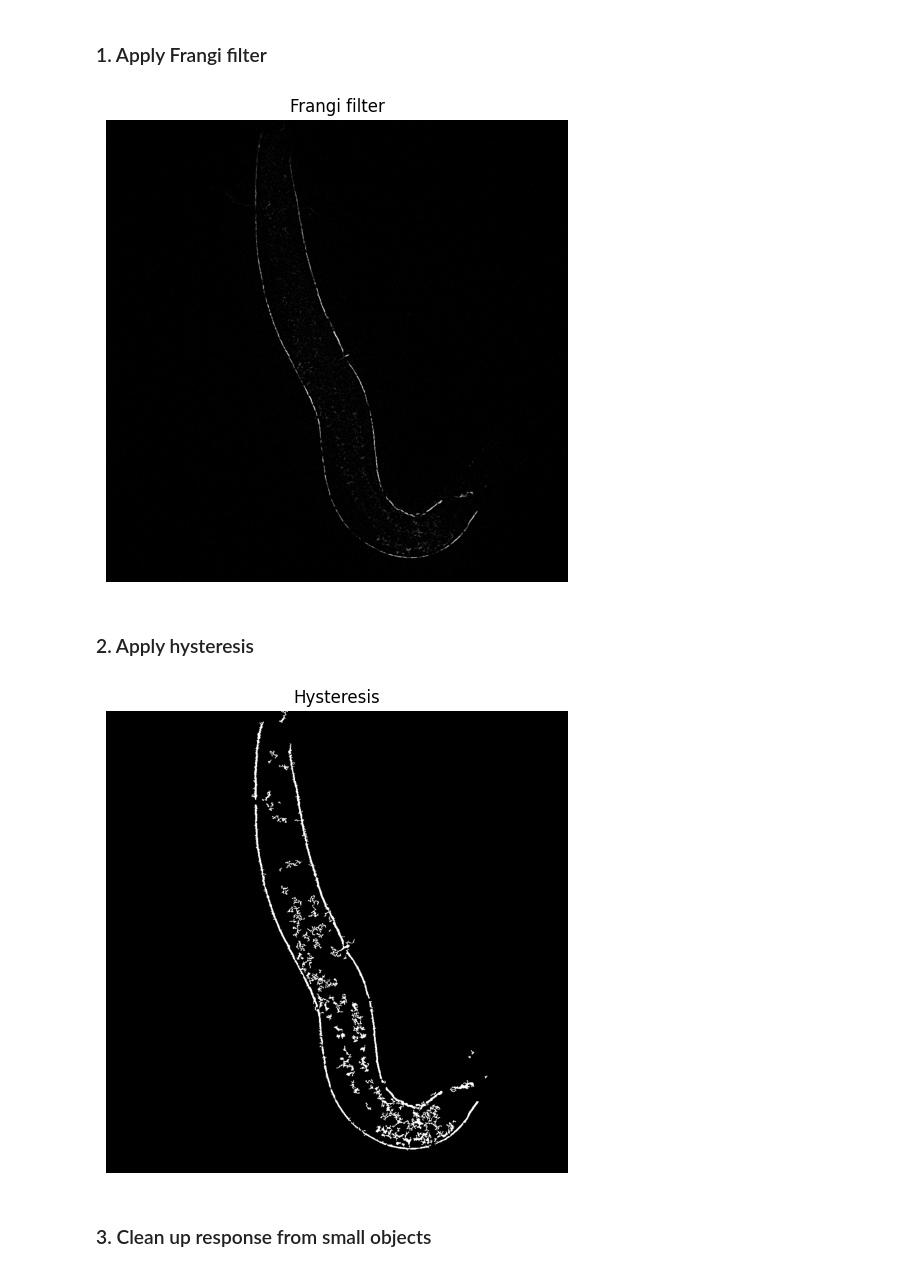
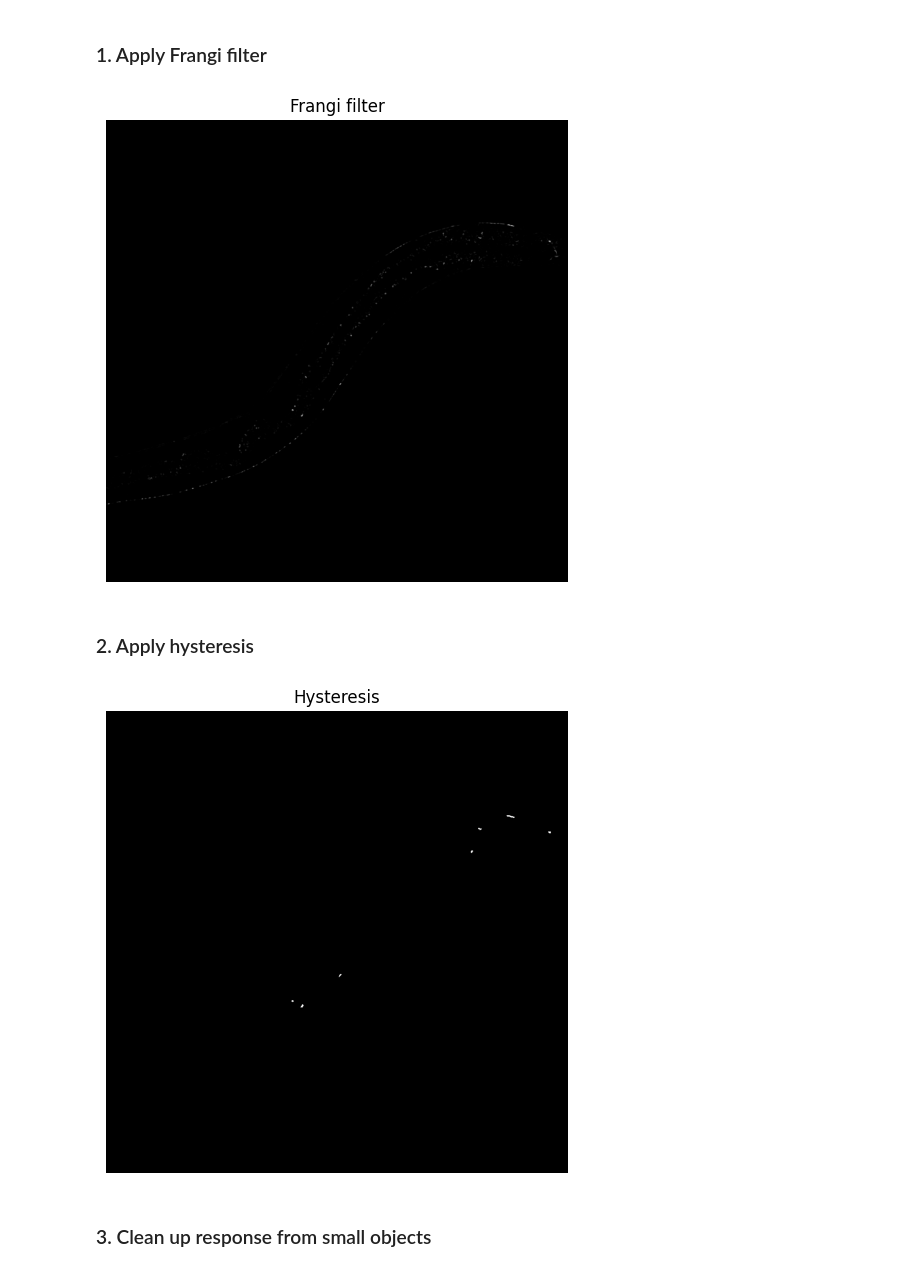
Before and after one commit to arthurskowronek/WormAnalysis, a Jupyter notebook: notebooks/show_worm_analysis.ipynb, the cells around one changed output. Cells and saved outputs as stored; diff of their text form; code cells hidden in the pictures.

```diff
--- a/notebooks/show_worm_analysis.ipynb
+++ b/notebooks/show_worm_analysis.ipynb
@@ -25,7 +25,12 @@ feature_extractor = FeatureExtractor()
 # %% [markdown]
 Put the path of the image you want to analyse :
 # %%
-img_path = "/Users/skowronek/Documents/WormAnalysis/data/Mutant/MutEN6024-50.tif"
+#img_path = "/Users/skowronek/Documents/WormAnalysis/data/Mutant/MutEN6024-50.tif"
+
+#img_path = "/Users/skowronek/Documents/WormAnalysis/data/mut50.tif"
+img_path = "/Users/skowronek/Documents/WormAnalysis/data/wt50.tif"
+#img_path = "/Users/skowronek/Documents/WormAnalysis/data/mut100-1.tif"
+#img_path = "/Users/skowronek/Documents/WormAnalysis/data/mut100-2.tif"
 # %%
 img = imread(img_path)
 img = dataset._preprocess_image(img) # change size and type
@@ -60,22 +64,24 @@ False
 # %% [markdown]
 ### 1. Apply Frangi filter
 # %%
+# valeurs par défaut : 0.5 ; 0.5 ; 70
+# changer le beta en 0.8 a l'air pas mal
 frangi_response = ski.filters.frangi(
     img,
     black_ridges=False,
     sigmas=range(1, 3, 1),
-    alpha=0.5,
+    alpha=0.8,
     beta=0.5,
-    gamma=70
+    gamma=10
 )
 
 plt.figure(figsize=(8, 6))
 plt.imshow(frangi_response, cmap='gray')
 plt.title('Frangi filter')
 plt.axis('off')
 plt.show()
 # %% [output]
-[figure, old version]
+[figure, new version]
 # %% [markdown]
 ### 2. Apply hysteresis
 # %%
@@ -87,7 +93,7 @@ plt.title('Hysteresis')
 plt.axis('off')
 plt.show()
 # %% [output]
-[figure, old version]
+[figure, new version]
 # %% [markdown]
 ### 3. Clean up response from small objects
 # %%
```
Also changed, not shown: parts of 15 cells of this notebook, 14 other files.
